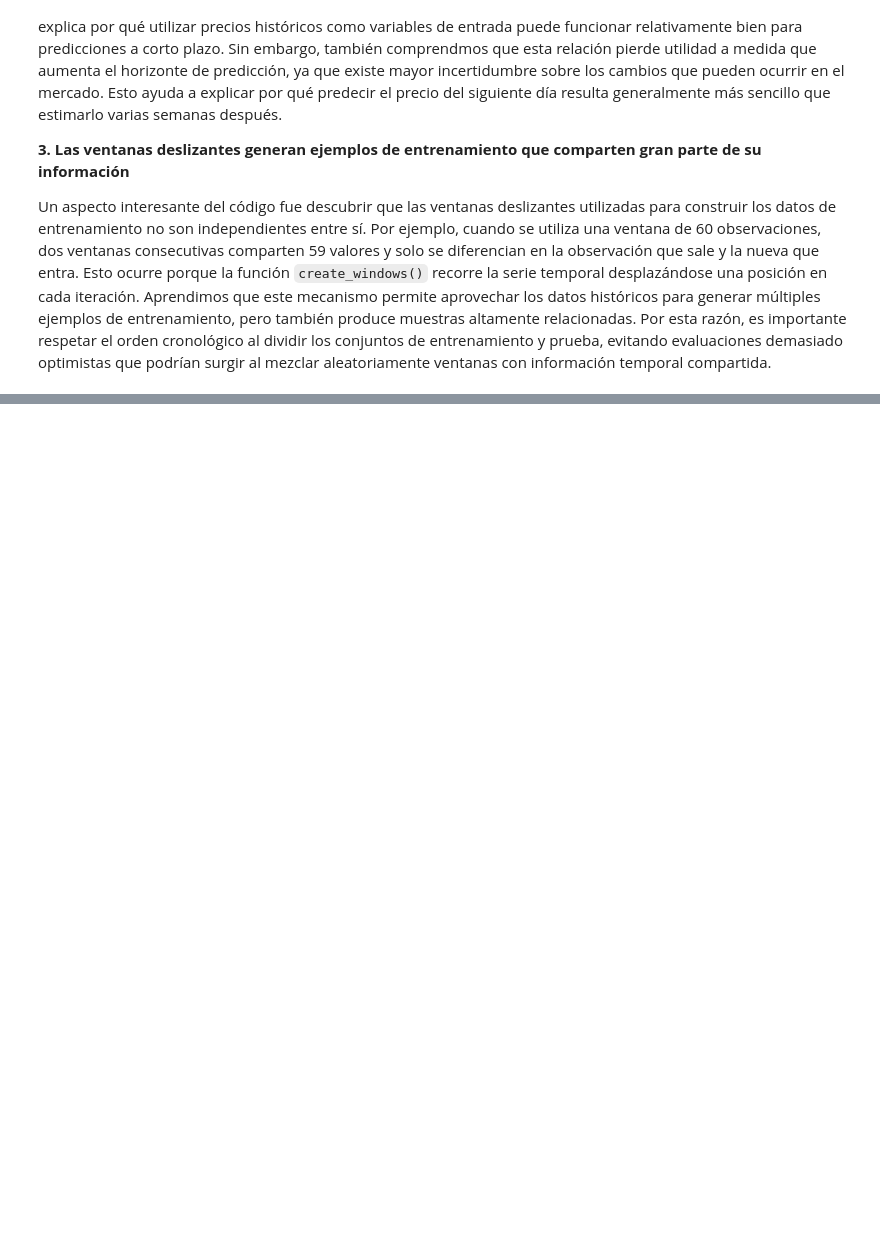
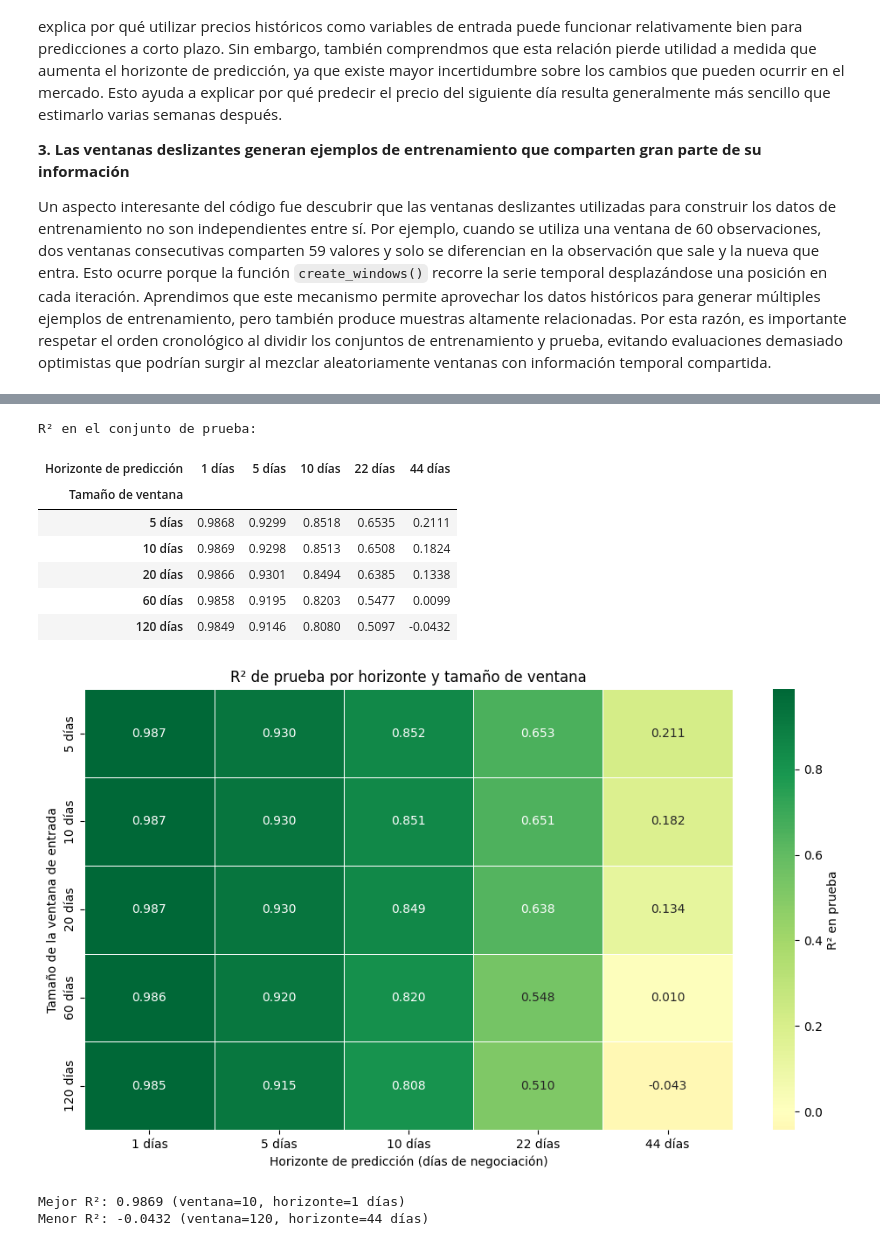
Before and after one commit to PyA-DeepLearning-2026/Lab7_Series_Temporales, a Jupyter notebook: Laboratorio3_1.ipynb, the cells around one changed output, grey strips where cells are left out. Saved outputs shown, nothing was run; the diff lists cells and outputs as text; code cells hidden in the pictures; blank space fills up the shorter version.

```diff
--- a/Laboratorio3_1.ipynb
+++ b/Laboratorio3_1.ipynb
@@ -210,0 +217,78 @@ Un aspecto interesante del código fue descubrir que las ventanas deslizantes ut
+# %%
+horizons = [1, 5, 10, 22, 44]
+window_sizes = [5, 10, 20, 60, 120]
+
+r2_results = np.zeros((len(window_sizes), len(horizons)))
+
+for i, window_size in enumerate(window_sizes):
+    for j, horizon in enumerate(horizons):
+        X_grid, y_grid = create_windows_month_ahead(
+            prices,
+            window_size=window_size,
+            horizon=horizon
+        )
+
+        # Mantener el orden temporal: 80% inicial para train, 20% final para test
+        split_idx = int(len(X_grid) * 0.8)
+        X_train_grid, X_test_grid = X_grid[:split_idx], X_grid[split_idx:]
+        y_train_grid, y_test_grid = y_grid[:split_idx], y_grid[split_idx:]
+
+        model_grid = LinearRegression()
+        model_grid.fit(X_train_grid, y_train_grid)
+        y_pred_grid = model_grid.predict(X_test_grid)
+
+        r2_results[i, j] = r2_score(y_test_grid, y_pred_grid)
+
+# Tabla: filas = tamaños de ventana; columnas = horizontes
+r2_table = pd.DataFrame(
+    r2_results,
+    index=[f"{w} días" for w in window_sizes],
+    columns=[f"{h} días" for h in horizons]
+)
+r2_table.index.name = "Tamaño de ventana"
+r2_table.columns.name = "Horizonte de predicción"
+
+print("R² en el conjunto de prueba:")
+display(r2_table.round(4))
+
+# Heatmap
+plt.figure(figsize=(10, 6))
+sns.heatmap(
+    r2_table,
+    annot=True,
+    fmt=".3f",
+    cmap="RdYlGn",
+    center=0,
+    linewidths=0.5,
+    cbar_kws={"label": "R² en prueba"}
+)
+plt.title("R² de prueba por horizonte y tamaño de ventana")
+plt.xlabel("Horizonte de predicción (días de negociación)")
+plt.ylabel("Tamaño de la ventana de entrada")
+plt.tight_layout()
+plt.show()
+
+# Identificar las combinaciones con mejor y peor R²
+mejor_i, mejor_j = np.unravel_index(np.argmax(r2_results), r2_results.shape)
+peor_i, peor_j = np.unravel_index(np.argmin(r2_results), r2_results.shape)
+
+print(
+    f"Mejor R²: {r2_results[mejor_i, mejor_j]:.4f} "
+    f"(ventana={window_sizes[mejor_i]}, horizonte={horizons[mejor_j]} días)"
+)
+print(
+    f"Menor R²: {r2_results[peor_i, peor_j]:.4f} "
+    f"(ventana={window_sizes[peor_i]}, horizonte={horizons[peor_j]} días)"
+)
+# %% [output]
+R² en el conjunto de prueba:
+| Horizonte de predicción | 1 días | 5 días | 10 días | 22 días | 44 días |
+| Tamaño de ventana |  |  |  |  |  |
+| 5 días | 0.9868 | 0.9299 | 0.8518 | 0.6535 | 0.2111 |
+| 10 días | 0.9869 | 0.9298 | 0.8513 | 0.6508 | 0.1824 |
+| 20 días | 0.9866 | 0.9301 | 0.8494 | 0.6385 | 0.1338 |
+| 60 días | 0.9858 | 0.9195 | 0.8203 | 0.5477 | 0.0099 |
+| 120 días | 0.9849 | 0.9146 | 0.8080 | 0.5097 | -0.0432 |
+[figure, added]
+Mejor R²: 0.9869 (ventana=10, horizonte=1 días)
+Menor R²: -0.0432 (ventana=120, horizonte=44 días)
```
Also changed, not shown: parts of 4 cells of this notebook.
